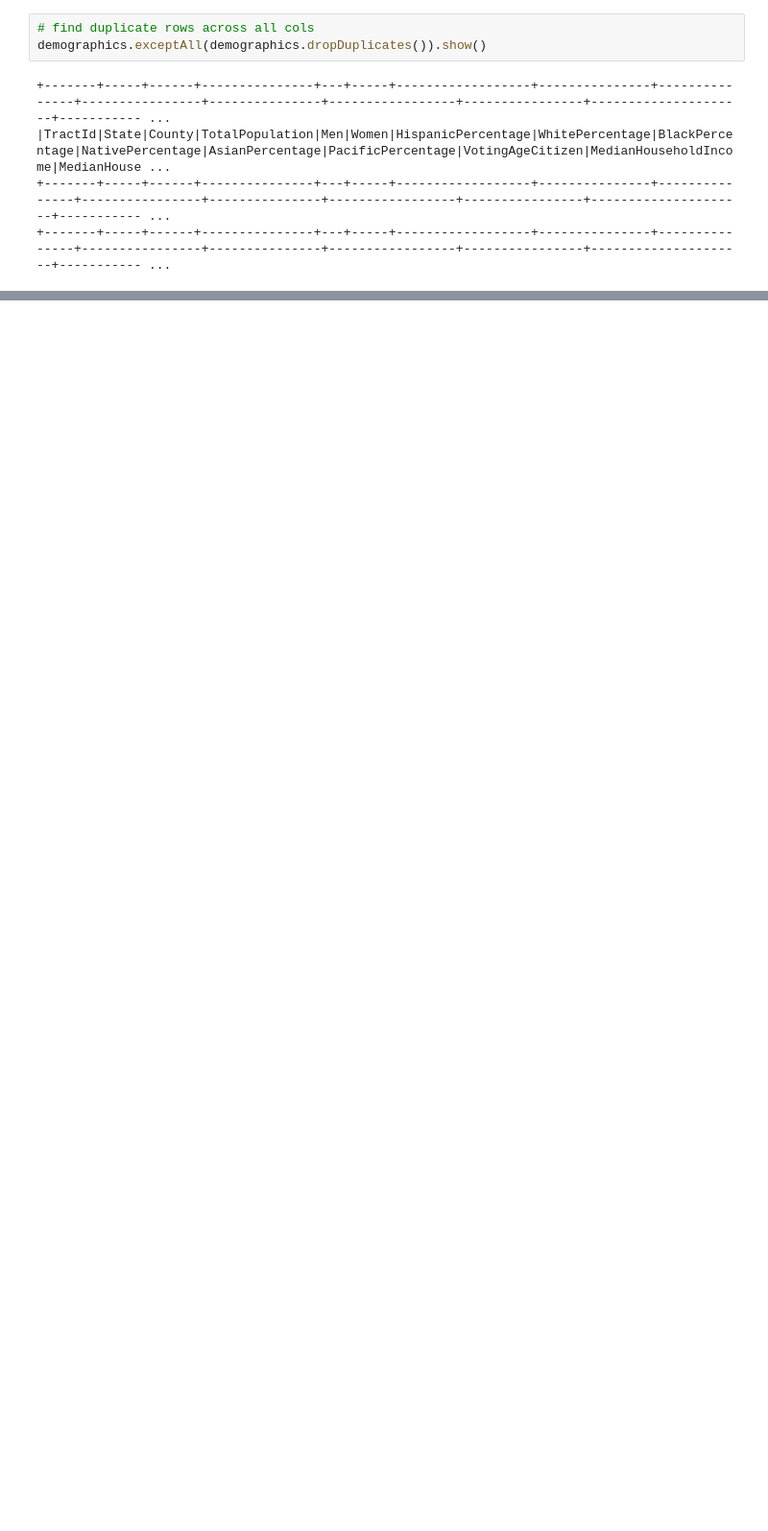
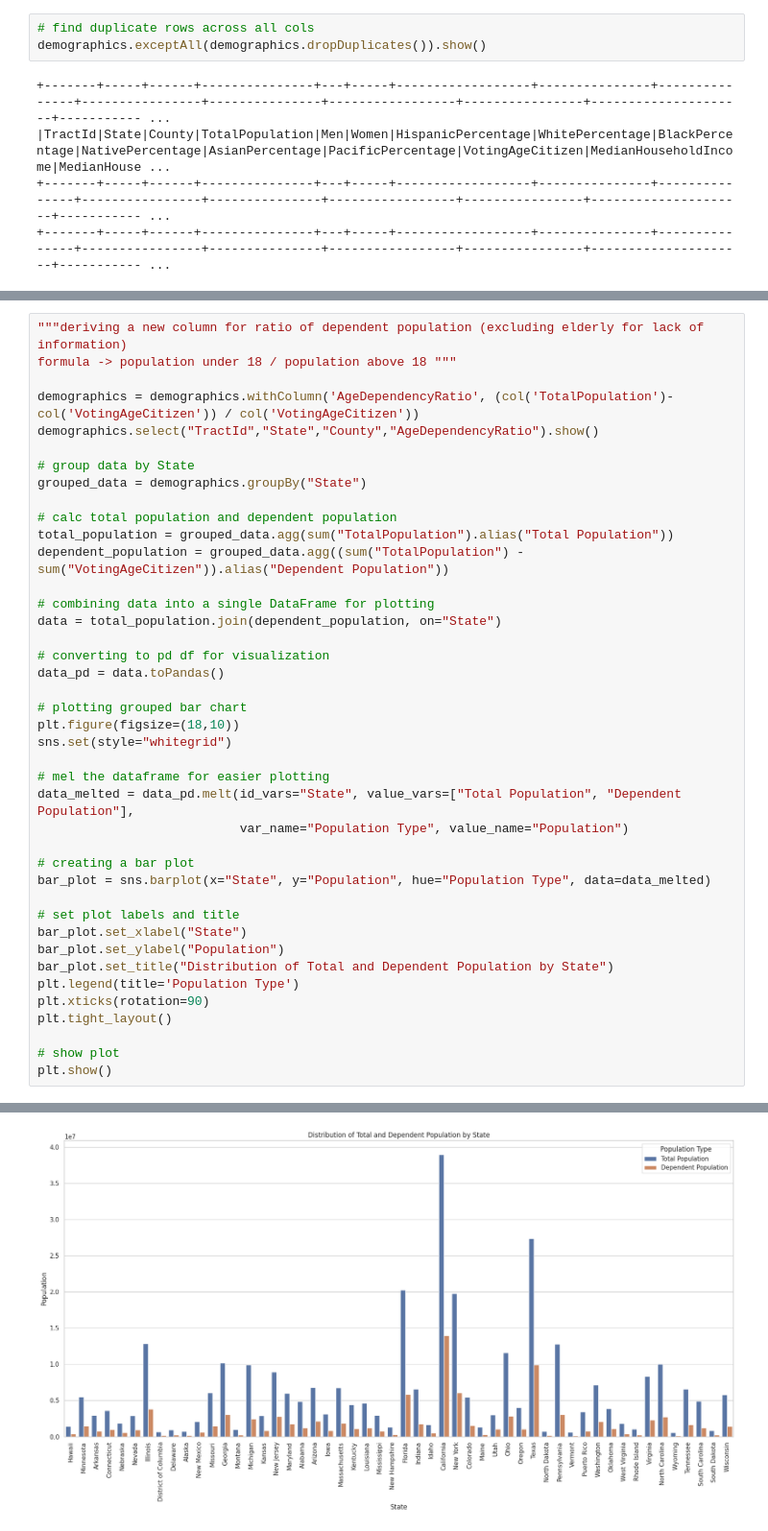
Before and after one commit to emanfj/Healthcare-Disparities-Analysis, a Jupyter notebook: census_2017.ipynb, the cells around one changed output, grey strips where cells are left out. Shown at 96% size. Saved outputs shown, nothing was run; the diff lists cells and outputs as text; blank space fills up the shorter version.

```diff
--- a/census_2017.ipynb
+++ b/census_2017.ipynb
@@ -208,0 +165,42 @@ ValueError: shape mismatch: objects cannot be broadcast to a single shape.  Mism
+# %%
+"""deriving a new column for ratio of dependent population (excluding elderly for lack of information)
+formula -> population under 18 / population above 18 """
+
+demographics = demographics.withColumn('AgeDependencyRatio', (col('TotalPopulation')-col('VotingAgeCitizen')) / col('VotingAgeCitizen'))
+demographics.select("TractId","State","County","AgeDependencyRatio").show()
+
+# group data by State
+grouped_data = demographics.groupBy("State")
+
+# calc total population and dependent population
+total_population = grouped_data.agg(sum("TotalPopulation").alias("Total Population"))
+dependent_population = grouped_data.agg((sum("TotalPopulation") - sum("VotingAgeCitizen")).alias("Dependent Population"))
+
+# combining data into a single DataFrame for plotting
+data = total_population.join(dependent_population, on="State")
+
+# converting to pd df for visualization
+data_pd = data.toPandas()
+
+# plotting grouped bar chart
+plt.figure(figsize=(18,10))
+sns.set(style="whitegrid")
+
+# mel the dataframe for easier plotting
+data_melted = data_pd.melt(id_vars="State", value_vars=["Total Population", "Dependent Population"],
+                           var_name="Population Type", value_name="Population")
+
+# creating a bar plot
+bar_plot = sns.barplot(x="State", y="Population", hue="Population Type", data=data_melted)
+
+# set plot labels and title
+bar_plot.set_xlabel("State")
+bar_plot.set_ylabel("Population")
+bar_plot.set_title("Distribution of Total and Dependent Population by State")
+plt.legend(title='Population Type')
+plt.xticks(rotation=90)
+plt.tight_layout()
+
+# show plot
+plt.show()
+# %% [output]
@@ -209,3 +224,4 @@ ValueError: shape mismatch: objects cannot be broadcast to a single shape.  Mism
+[figure, added]
 # %%
 # deriving a column for income bracket for each census tract
 demographics = demographics.withColumn('HouseholdIncomeBracket',
```
Also changed, not shown: parts of 10 cells of this notebook.
